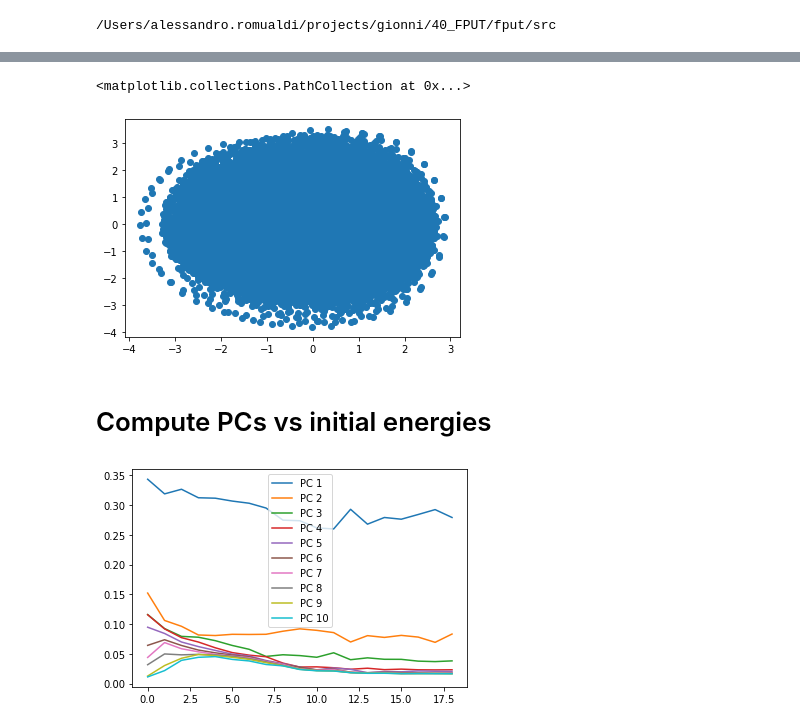
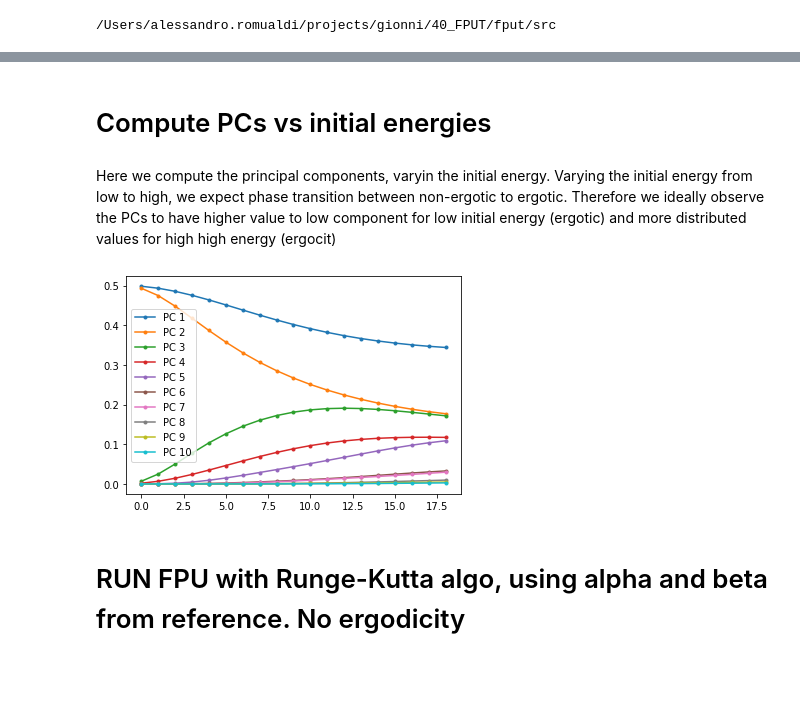
Before and after one commit to aleromualdi/FPU-Integrator, a Jupyter notebook: notebooks/create dataset.ipynb, the cells around one changed output, grey strips where cells are left out. Saved outputs shown, nothing was run; the diff lists cells and outputs as text; code cells hidden in the pictures; blank space fills up the shorter version.

```diff
--- a/notebooks/create dataset.ipynb
+++ b/notebooks/create dataset.ipynb
@@ -14,10 +16,6 @@ from sklearn.preprocessing import StandardScaler
 # %%
-"""
-System inputs
-"""
-
 NUM_ATOMS = 32  # number of particles equals to N in FPUT equations
-T_MAX = 40000   # maximum time of simulation
+T_MAX = 30000   # maximum time of simulation
 INTEGRATION_TIME_STEP = 0.1
 INITIAL_MODE_NUMBER=1
 NUM_MODES = 3  # number of modes to be observed
@@ -136,55 +261,39 @@ plt.savefig(f'../notebooks/output/pc1_and_pc2_init_amp_{INITIAL_MODE_AMPLITUDE}.
-# %%
-plt.scatter(X[:, 0], X[:, 32])
-# %% [output]
-<matplotlib.collections.PathCollection at 0x...>
-[figure, removed]
 # %% [markdown]
 # Compute PCs vs initial energies
+# %% [markdown]
+Here we compute the principal components, varyin the initial energy. Varying the initial energy from low to high, we expect phase transition between non-ergotic to ergotic. Therefore we ideally observe the PCs to have higher value to low component for low initial energy (ergotic) and more distributed values for high high energy (ergocit)
 # %%
-from sklearn.preprocessing import StandardScaler
-
 scaler = StandardScaler()
-
-
-NUM_ATOMS = 32  # number of particles equals to N in FPUT equations
-T_MAX = 20000   # maximum time of simulation
-INTEGRATION_TIME_STEP = 0.1
-
-ALPHA_REF = 1
-BETA_REF = 2
-
-ALPHA = ALPHA_REF  # non-linearity coefficient (quadratic term), alpha must be <= 0.25
-BETA = BETA_REF  # non-linearity coefficient (cubic term), beta can be 0.3, 1, 3 etc.
-
 
 explained_variance_ratio_vs_energy = list()
 
-for INITIAL_MODE_AMPLITUDE in range(1, 20):
+for INITIAL_MODE_AMPLITUDE in np.arange(0.1, 2.0, 0.1, dtype=float):
+    INITIAL_MODE_AMPLITUDE_ = INITIAL_MODE_AMPLITUDE/10
     fpu = FPU(
         num_atoms=NUM_ATOMS,
-        num_modes=3,
-        initial_mode_number=1,
-        initial_mode_amplitude=INITIAL_MODE_AMPLITUDE,
-        t_step=INTEGRATION_TIME_STEP,
+        num_modes=NUM_MODES,
+        initial_mode_number=INITIAL_MODE_NUMBER,
+        initial_mode_amplitude=INITIAL_MODE_AMPLITUDE_,
+        t_step=0.8,
         t_max=T_MAX,
-        alpha=ALPHA,
-        beta=BETA
+        alpha=ALPHA_REF,
+        beta=BETA_REF
     )
 
     time_steps, q, p, mode_energies = fpu.run()
 
     X = np.concatenate([q.T, p.T], axis=1)
-
     X = scaler.fit_transform(X)
-
     pca = PCA(n_components=64)
     X_tr = pca.fit_transform(X)
 
     explained_variance_ratio_vs_energy.append(pca.explained_variance_ratio_)
 # %%
 for i in range(10):
-    plt.plot(explained_variance_ratio_vs_energy[:, i], label=f"PC {i+1}")
+    plt.plot(np.array(explained_variance_ratio_vs_energy)[:, i], ".-", label=f"PC {i+1}")
 
 plt.legend();
 # %% [output]
-[figure, old version]
+[figure, new version]
+# %% [markdown]
+# RUN FPU with Runge-Kutta algo, using alpha and beta from reference. No ergodicity
```
Also changed, not shown: parts of 31 cells of this notebook, 1 other file.
